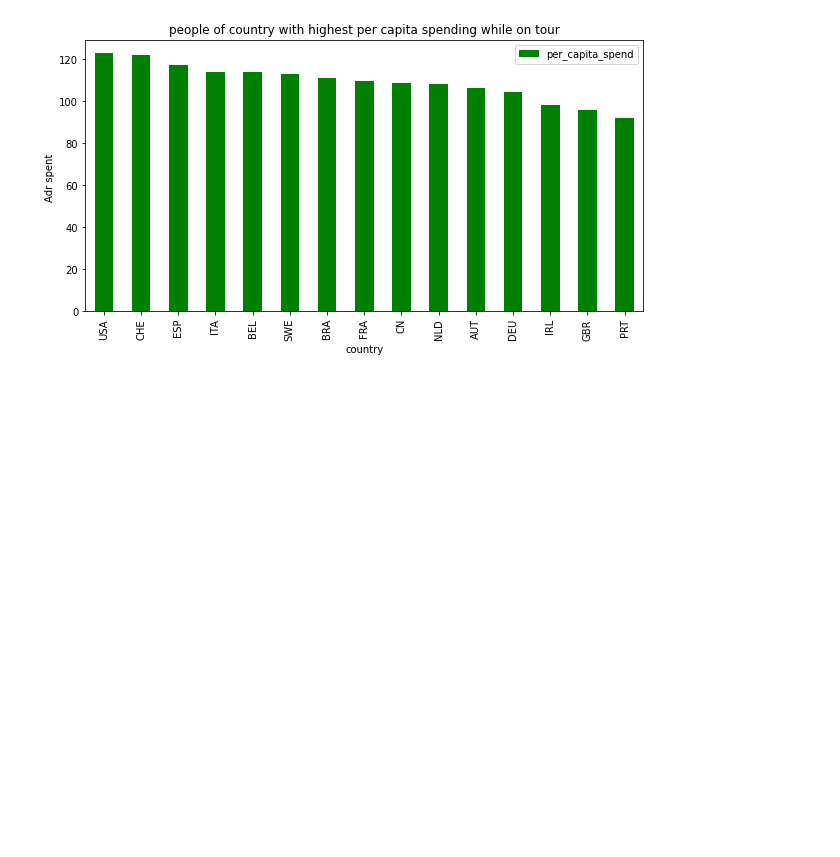
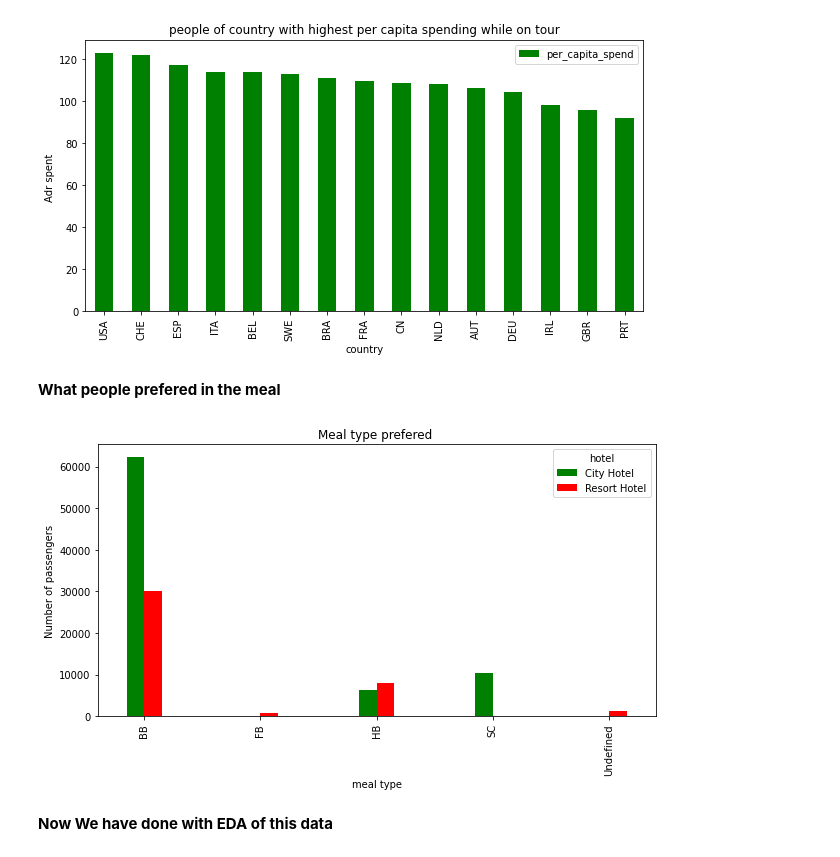
Before and after one commit to shakib68/EDA-hotel-booking, a Jupyter notebook: capstone_hotel_booking_EDA.ipynb, the cells around one changed output. Saved outputs shown, nothing was run; the diff lists cells and outputs as text; code cells hidden in the pictures; blank space fills up the shorter version.

```diff
--- a/capstone_hotel_booking_EDA.ipynb
+++ b/capstone_hotel_booking_EDA.ipynb
@@ -609,3 +609,24 @@ plt.title("people of country with highest per capita spending while on tour")
 plt.show()
 # %% [output]
 [figure]
+# %% [markdown]
+**What people prefered in the meal**
+# %%
+df=Booking_df.groupby(['hotel','meal']).agg(count=('meal','count')).reset_index()
+df=df.pivot_table(index='meal',columns='hotel',values='count').reset_index().fillna(0)
+df.set_index('meal',inplace=True)
+df
+
+df.plot(kind='bar',width=.3 ,color=['green','red'],figsize = (10, 5))
+
+# legends of the plot
+plt.xlabel("meal type")
+plt.ylabel("Number of passengers")
+plt.title("Meal type prefered ")
+
+# display of the chart
+plt.show()
+# %% [output]
+[figure, added]
+# %% [markdown]
+**Now We have done with EDA of this data**
```
